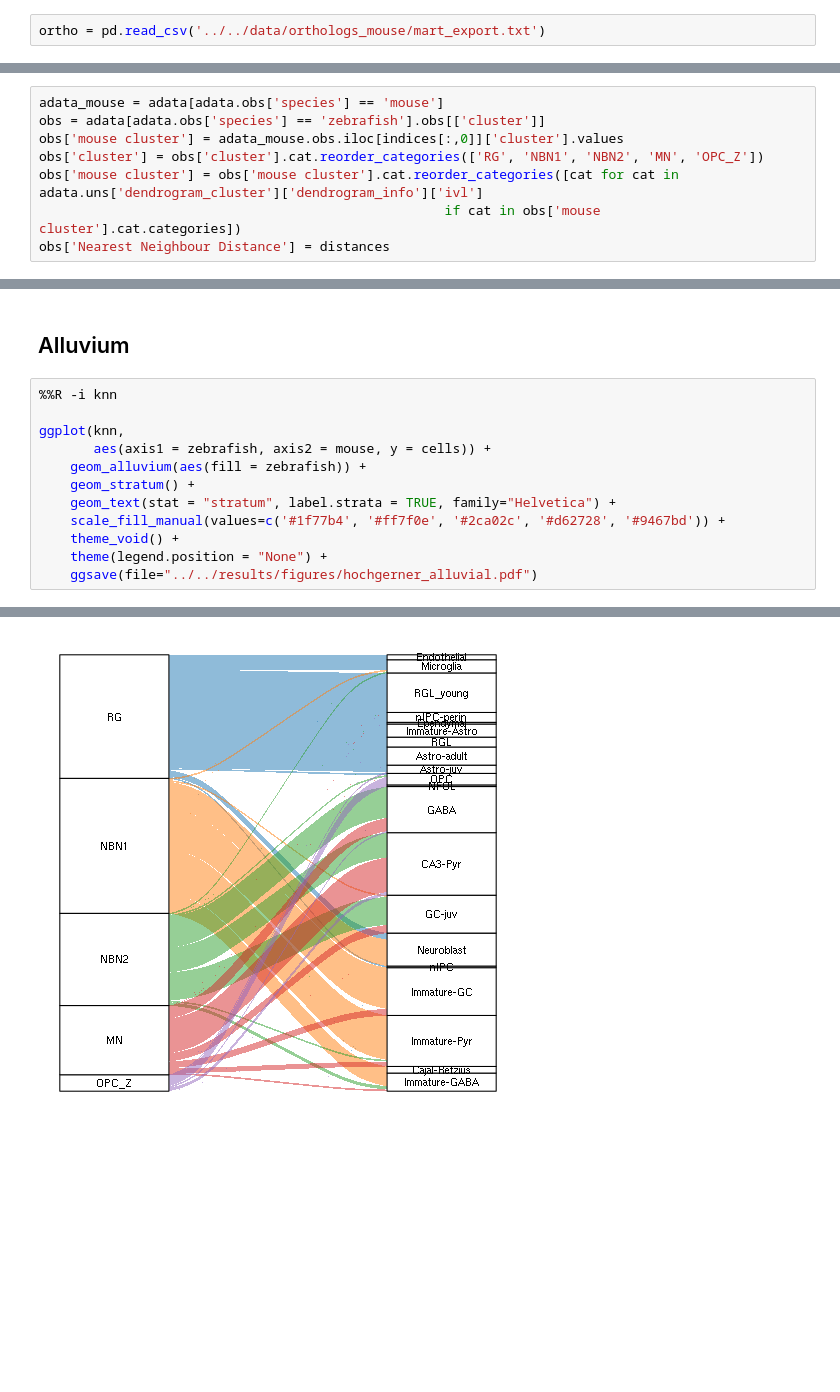
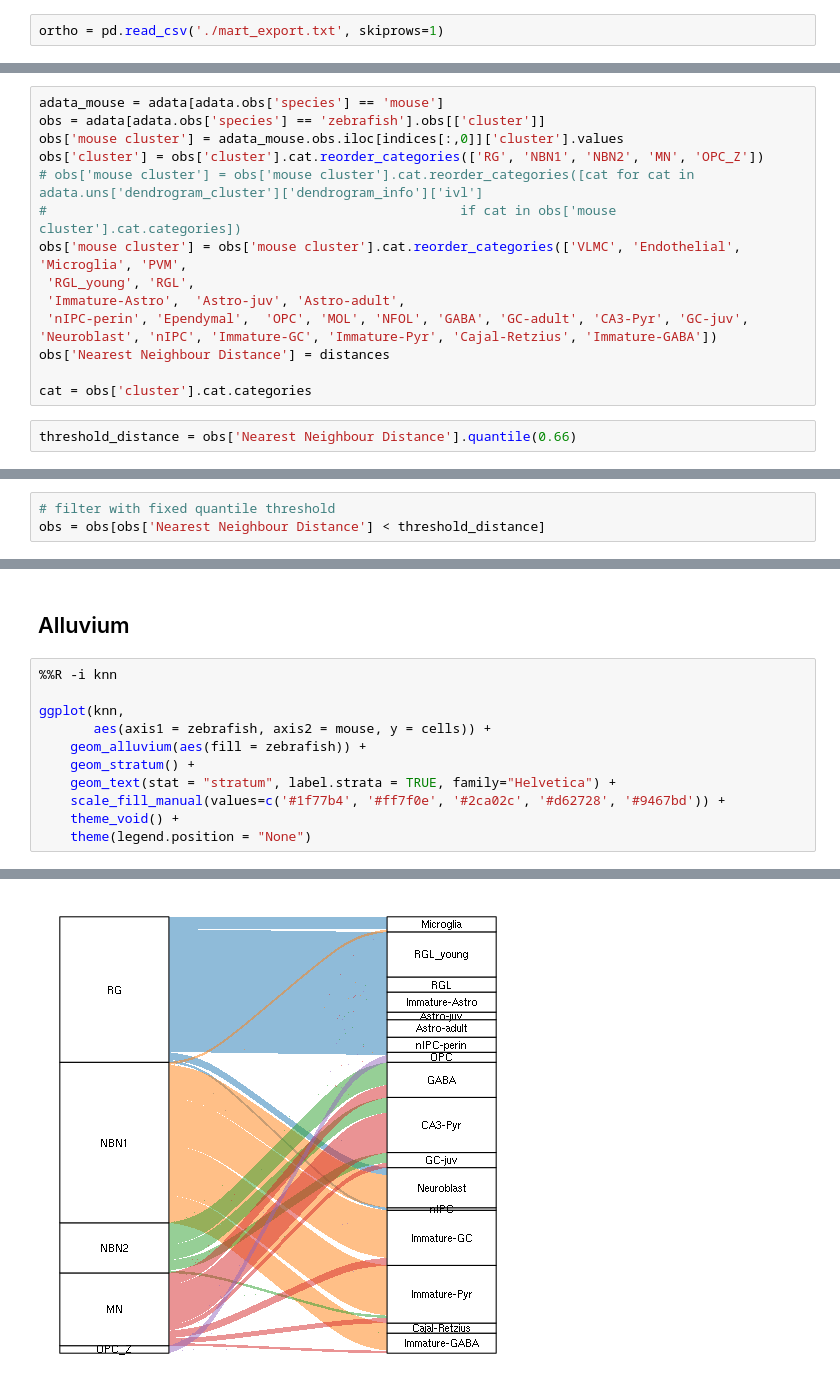
Before and after one commit to fabianrost84/lange_single-cell_2019, a Jupyter notebook: Hochgerner_2018.ipynb, the cells around one changed output, grey strips where cells are left out. Cells and saved outputs as stored; diff of their text form; blank space fills up the shorter version.

Commit message:
Filter large distances

```diff
--- a/Hochgerner_2018.ipynb
+++ b/Hochgerner_2018.ipynb
@@ -119,7 +119,7 @@ Excluding them from analysis.
 # %% [markdown]
 http://www.ensembl.org/biomart/martview/d81b6aef15e4e70f94d34db8b8f23110?VIRTUALSCHEMANAME=default&ATTRIBUTES=drerio_gene_ensembl.default.homologs.ensembl_gene_id|drerio_gene_ensembl.default.homologs.external_gene_name|drerio_gene_ensembl.default.homologs.mmusculus_homolog_ensembl_gene|drerio_gene_ensembl.default.homologs.mmusculus_homolog_associated_gene_name&FILTERS=drerio_gene_ensembl.default.filters.with_mmusculus_homolog.only&VISIBLEPANEL=attributepanel
 # %%
-ortho = pd.read_csv('../../data/orthologs_mouse/mart_export.txt')
+ortho = pd.read_csv('./mart_export.txt', skiprows=1)
 # %%
 ortho = ortho[ortho['Mouse gene name'].isin(adata_hochgerner.var_names)]
 # %%
@@ -402,6 +401,14 @@ adata_mouse = adata[adata.obs['species'] == 'mouse']
 obs = adata[adata.obs['species'] == 'zebrafish'].obs[['cluster']]
 obs['mouse cluster'] = adata_mouse.obs.iloc[indices[:,0]]['cluster'].values
 obs['cluster'] = obs['cluster'].cat.reorder_categories(['RG', 'NBN1', 'NBN2', 'MN', 'OPC_Z'])
-obs['mouse cluster'] = obs['mouse cluster'].cat.reorder_categories([cat for cat in adata.uns['dendrogram_cluster']['dendrogram_info']['ivl']
-                                                    if cat in obs['mouse cluster'].cat.categories])
+# obs['mouse cluster'] = obs['mouse cluster'].cat.reorder_categories([cat for cat in adata.uns['dendrogram_cluster']['dendrogram_info']['ivl']
+#                                                     if cat in obs['mouse cluster'].cat.categories])
+obs['mouse cluster'] = obs['mouse cluster'].cat.reorder_categories(['VLMC', 'Endothelial', 'Microglia', 'PVM',
+ 'RGL_young', 'RGL',
+ 'Immature-Astro',  'Astro-juv', 'Astro-adult',
+ 'nIPC-perin', 'Ependymal',  'OPC', 'MOL', 'NFOL', 'GABA', 'GC-adult', 'CA3-Pyr', 'GC-juv', 'Neuroblast', 'nIPC', 'Immature-GC', 'Immature-Pyr', 'Cajal-Retzius', 'Immature-GABA'])
 obs['Nearest Neighbour Distance'] = distances
+
+cat = obs['cluster'].cat.categories
+# %%
+threshold_distance = obs['Nearest Neighbour Distance'].quantile(0.66)
@@ -408,3 +424,6 @@ obs['Nearest Neighbour Distance'] = distances
+# %%
+# filter with fixed quantile threshold
+obs = obs[obs['Nearest Neighbour Distance'] < threshold_distance]
 # %%
 knn = obs.groupby(['cluster', 'mouse cluster']).size().unstack().fillna(0).stack()
 knn_matrix = knn.unstack().T.fillna(0)
@@ -450,6 +462,5 @@ ggplot(knn,
     geom_text(stat = "stratum", label.strata = TRUE, family="Helvetica") +
     scale_fill_manual(values=c('#1f77b4', '#ff7f0e', '#2ca02c', '#d62728', '#9467bd')) +
     theme_void() +
-    theme(legend.position = "None") +
-    ggsave(file="../../results/figures/hochgerner_alluvial.pdf")
+    theme(legend.position = "None")
 # %% [output]
@@ -457 +467 @@ R[write to console]: Saving 6.67 x 6.67 in image
-[figure, old version]
+[figure, new version]
```
Also changed, not shown: parts of 23 cells of this notebook.
